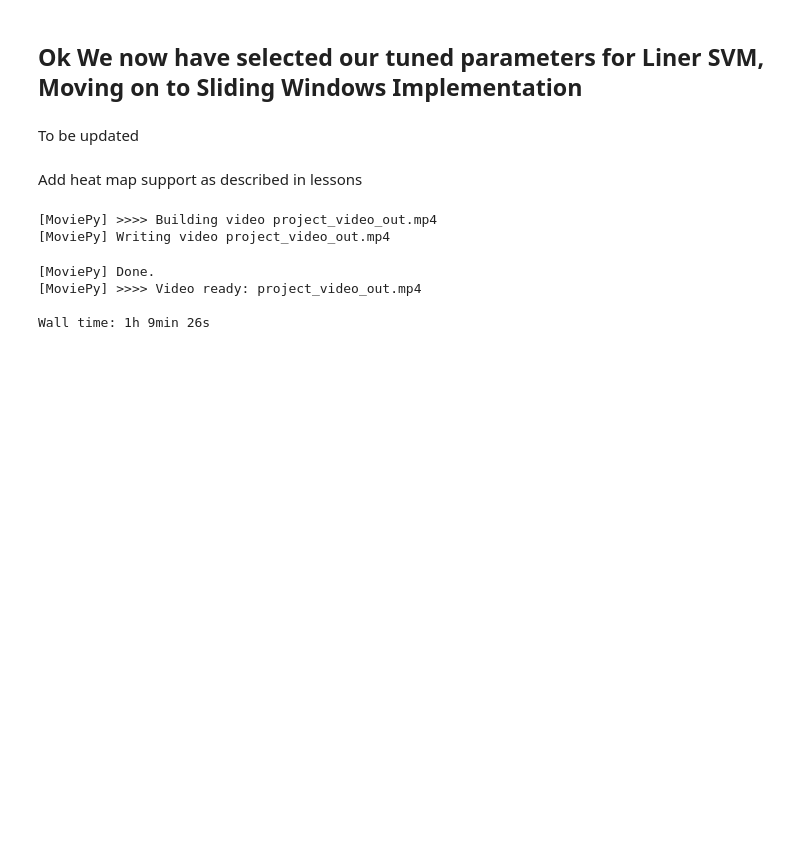
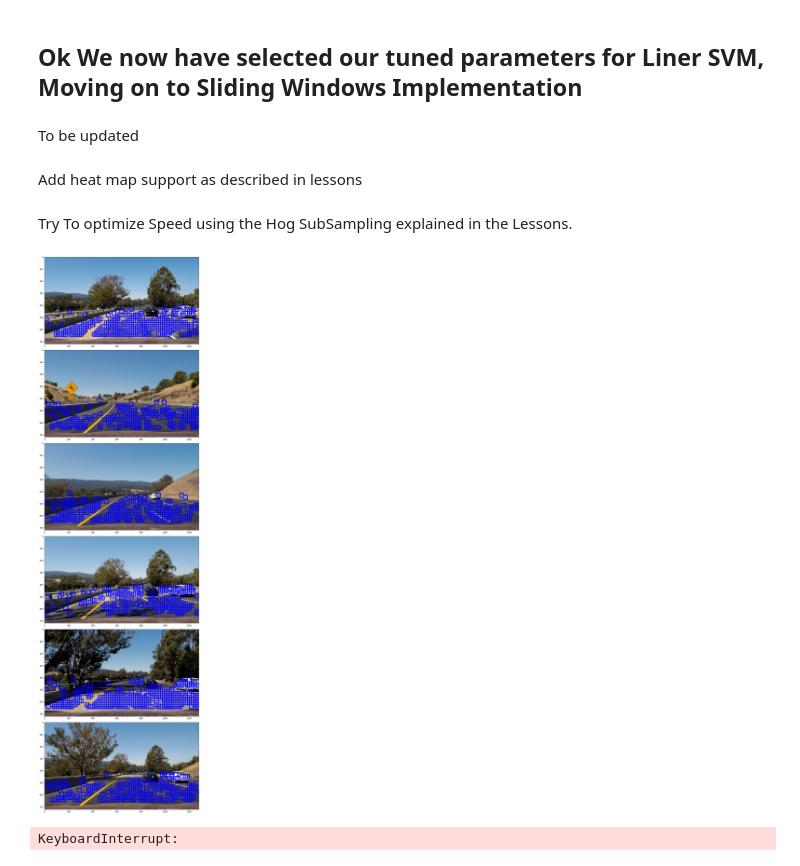
Before and after one commit to eslamsherif/CarND_Project05VehicleDetectionAndTracking, a Jupyter notebook: Vehicle Detection and Tracking Project.ipynb, the cells around one changed output. Saved outputs shown, nothing was run; the diff lists cells and outputs as text; code cells hidden in the pictures; blank space fills up the shorter version.

```diff
--- a/Vehicle Detection and Tracking Project.ipynb
+++ b/Vehicle Detection and Tracking Project.ipynb
@@ -773,6 +819,6 @@ ParameterTuning(True)
 # %%
-#Feature Extraction Parameters
-ParamList = [True ,True ,[48],"LUV","All",True ,(8,8),"LUV",True ,8,16,4,"L2",True ,"LUV","All"]
+#Feature Extraction Chsoen Parameters
+ParamList = [True ,True ,[64],"LUV","All",True ,(16,16),"LUV",True ,8,16,2,"L2",True ,"LUV","All"]
 
 CHist_EN  = ParamList[PTCHist_EN]
 SB_EN     = ParamList[PTSB_EN]
@@ -795,13 +841,11 @@ Car_features = []
 NonCar_features = []
 
 for image in CarImageSet:
-    Car_features.append(extractFeatures(image[imgPxlVal],
-                                        debug=False))
+    Car_features.append(extractFeatures(image[imgPxlVal]))
 print("Car Feature Collected")
 
 for image in NonCarImageSet:
-    NonCar_features.append(extractFeatures(image[imgPxlVal],
-                                        debug=False))
+    NonCar_features.append(extractFeatures(image[imgPxlVal]))
 print("Non Car Feature Collected")
 # %% [output]
 Car Feature Collected
@@ -1163,10 +1181,5 @@ project_output = 'project_video_out.mp4'
 clip1 = VideoFileClip("project_video.mp4")
 project_clip = clip1.fl_image(ProcessVideoFrame)
 %time project_clip.write_videofile(project_output, audio=False)
-# %% [output]
-[MoviePy] >>>> Building video project_video_out.mp4
-[MoviePy] Writing video project_video_out.mp4
-[MoviePy] Done.
-[MoviePy] >>>> Video ready: project_video_out.mp4
-
-Wall time: 1h 9min 26s
+# %% [markdown]
+Try To optimize Speed using the Hog SubSampling explained in the Lessons.
@@ -1172,0 +1399,18 @@ Wall time: 1h 9min 26s
+# %%
+OutputImage = []
+ystart = 400
+ystop = 656
+scale = 0.5
+
+orient = 8
+pix_per_cell = 16
+cells_per_block = 2
+
+debug = False
+
+for image in TestImages:
+    OutputImage.append(find_cars(image,ystart,ystop,scale,clf,Feature_scaler,orient,pix_per_cell,cells_per_block,(16,16),64,debug))
+
+pltImages(OutputImage, "", 6, 1, 20, 40)
+# %% [output]
+[figure, added]
@@ -1172,0 +1465,7 @@ Wall time: 1h 9min 26s
+# %%
+project_output = 'project_video_out.mp4'
+clip1 = VideoFileClip("project_video_HOG_Sub_Sampling.mp4")
+project_clip = clip1.fl_image(ProcessVideoFrame_HOG_Sub_Sampling)
+%time project_clip.write_videofile(project_output, audio=False)
+# %% [output]
+KeyboardInterrupt:
```
Also changed, not shown: parts of 12 cells of this notebook, 15 other files.
